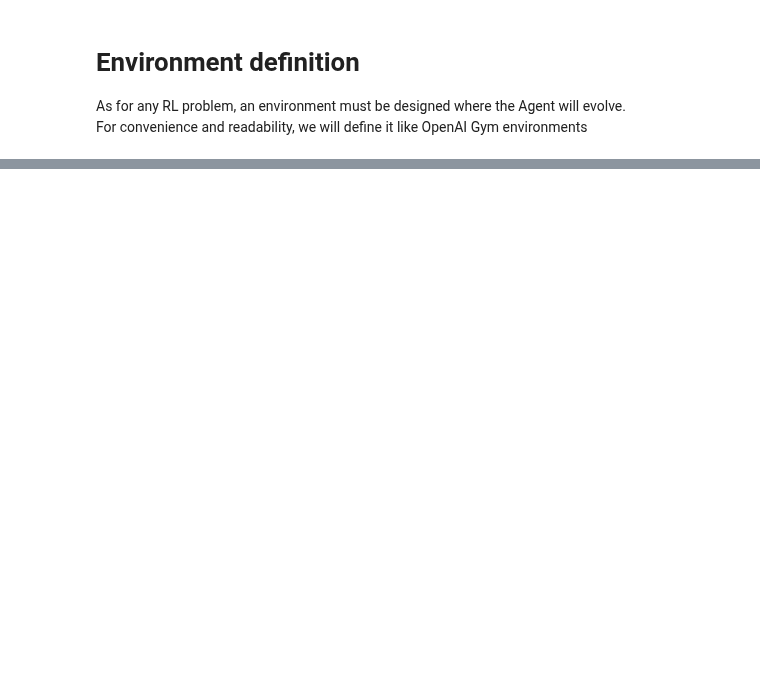
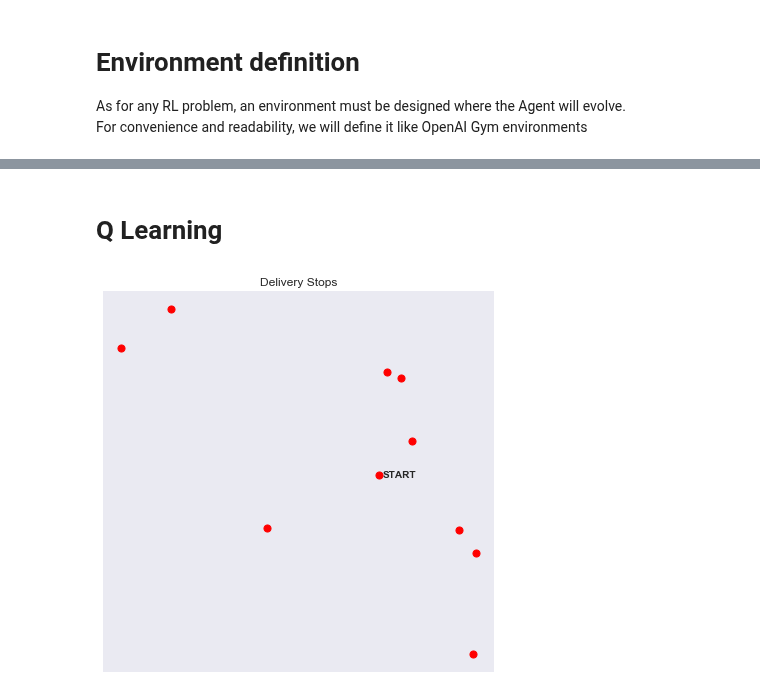
Before and after one commit to TheoLvs/reinforcement-learning, a Jupyter notebook: 5. Delivery Optimization/Optimizing delivery with Reinforcement Learning.ipynb, the cells around one changed output, grey strips where cells are left out. Saved outputs shown, nothing was run; the diff lists cells and outputs as text; code cells hidden in the pictures; blank space fills up the shorter version.

Commit message:
first working version with Q Learning

```diff
--- a/5. Delivery Optimization/Optimizing delivery with Reinforcement Learning.ipynb
+++ b/5. Delivery Optimization/Optimizing delivery with Reinforcement Learning.ipynb
@@ -43,0 +44,2 @@ env.render()
+# %% [markdown]
+# Q Learning
@@ -43,0 +51,5 @@ env.render()
+# %%
+env.reset()
+env.render()
+# %% [output]
+[figure, added]
```
Also changed, not shown: parts of 14 cells of this notebook, 1 other file.
